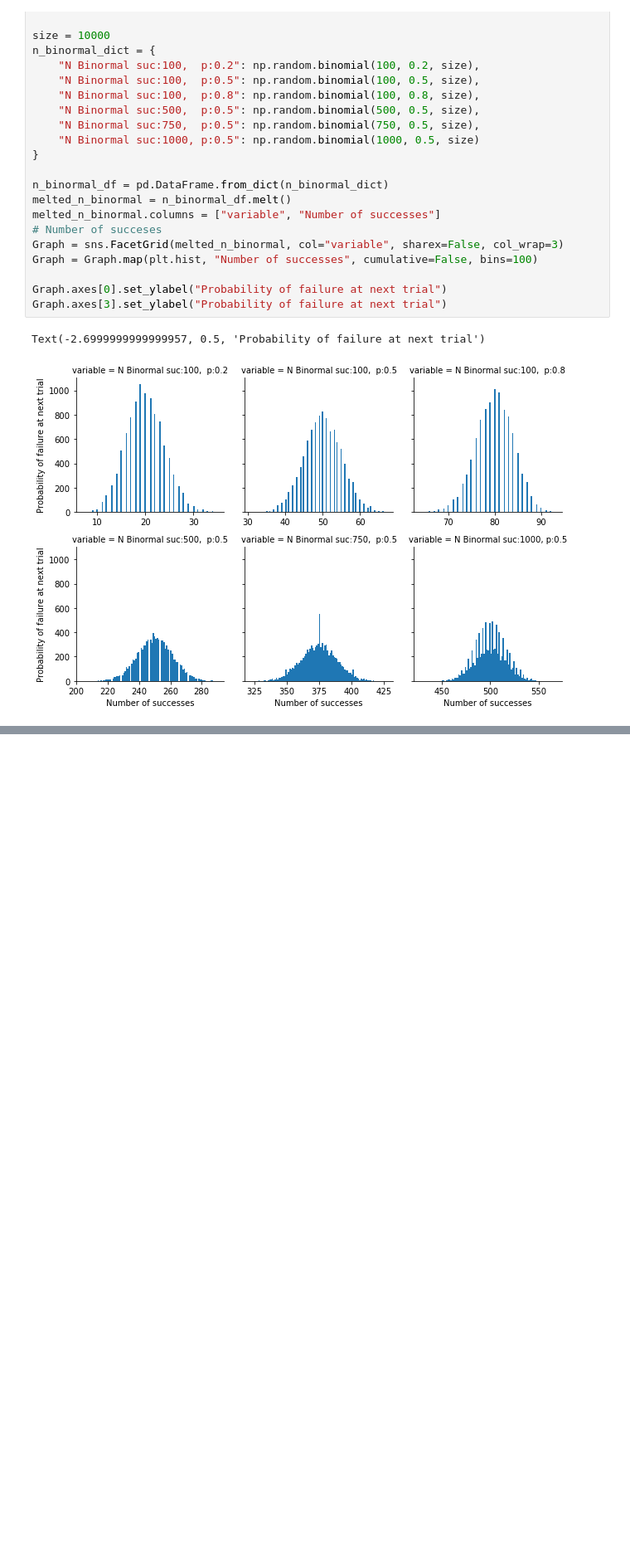
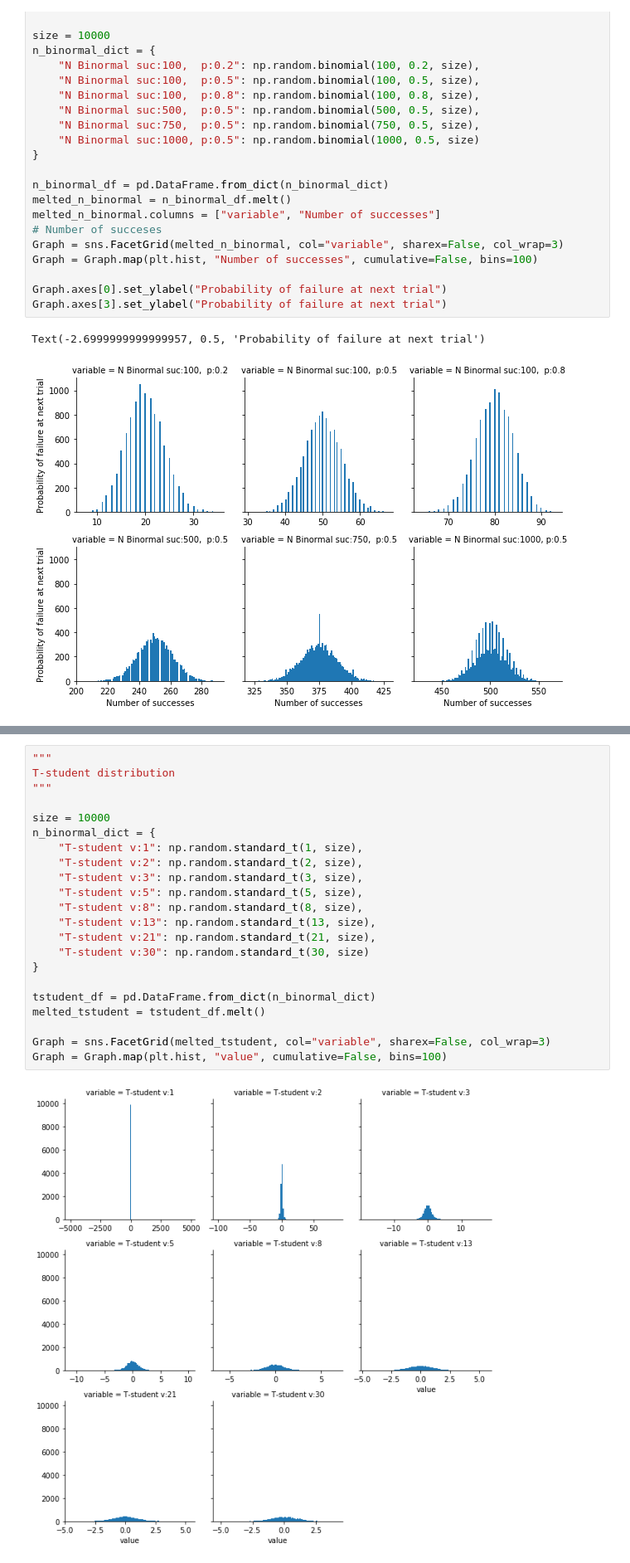
Before and after one commit to mmoskala07/Data-Analytics-Scripts, a Jupyter notebook: Lab 2 and 3 - Probabilistic Building Blocks/Lab3.ipynb, the cells around one changed output, grey strips where cells are left out. Shown at 83% size. Drawn from its saved outputs; the diff is of its cells as text; blank space fills up the shorter version.

```diff
--- a/Lab 2 and 3 - Probabilistic Building Blocks/Lab3.ipynb
+++ b/Lab 2 and 3 - Probabilistic Building Blocks/Lab3.ipynb
@@ -110,0 +139,24 @@ Text(-2.6999999999999957, 0.5, 'Probability of failure at next trial')
+# %%
+"""
+T-student distribution
+"""
+
+size = 10000
+n_binormal_dict = {
+    "T-student v:1": np.random.standard_t(1, size),
+    "T-student v:2": np.random.standard_t(2, size),
+    "T-student v:3": np.random.standard_t(3, size),
+    "T-student v:5": np.random.standard_t(5, size),
+    "T-student v:8": np.random.standard_t(8, size),
+    "T-student v:13": np.random.standard_t(13, size),
+    "T-student v:21": np.random.standard_t(21, size),
+    "T-student v:30": np.random.standard_t(30, size)
+}
+
+tstudent_df = pd.DataFrame.from_dict(n_binormal_dict)
+melted_tstudent = tstudent_df.melt()
+
+Graph = sns.FacetGrid(melted_tstudent, col="variable", sharex=False, col_wrap=3)
+Graph = Graph.map(plt.hist, "value", cumulative=False, bins=100)
+# %% [output]
+[figure, added]
```
Also changed, not shown: parts of 2 cells of this notebook.
